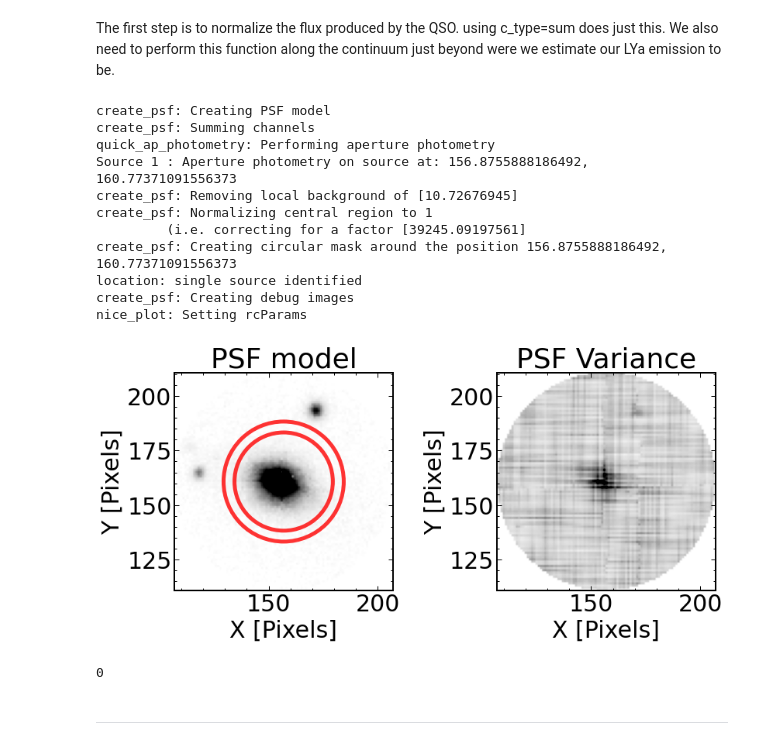
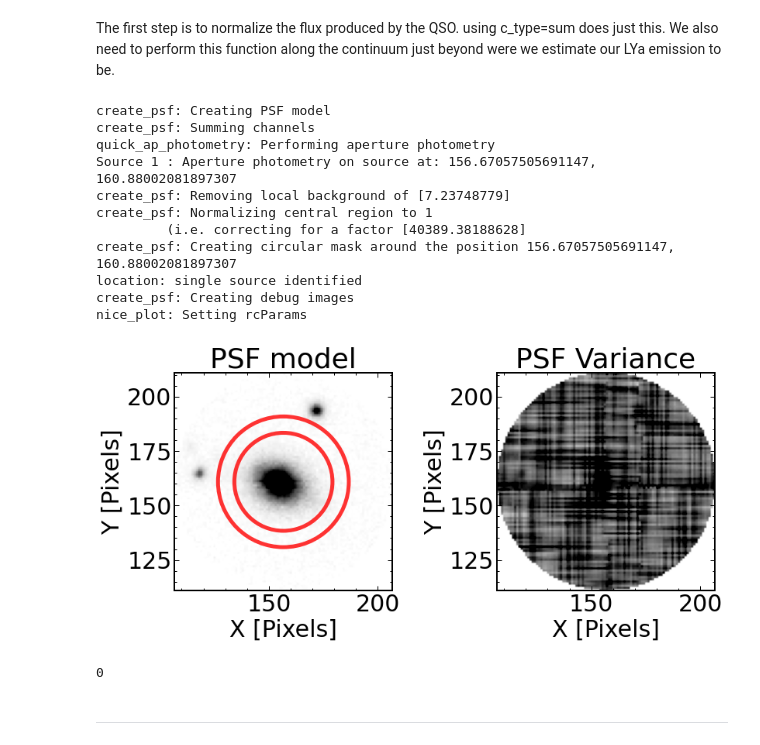
Before and after one commit to EmAstro/pycube, a Jupyter notebook: pycube/notebooks/MUSE_notebook.ipynb, the cells around one changed output. Saved outputs shown, nothing was run; the diff lists cells and outputs as text; code cells hidden in the pictures.

```diff
--- a/pycube/notebooks/MUSE_notebook.ipynb
+++ b/pycube/notebooks/MUSE_notebook.ipynb
@@ -51,6 +51,6 @@ This program is written with the assumption those using it know the RA and DEC o
 # %%
-# for ADPrandom
-x_pos, y_pos = manip.object_coord(test_cube, 226.03207, -2.804395)
+# for anonymous MUSE data
+x_pos, y_pos = manip.object_coord(test_cube, 226.03207, -2.804395, 5)
 # %% [markdown]
 # Data Manipulation
 # %% [markdown]
@@ -158,15 +158,15 @@ First we want to remove any residual sources in the background.
 # %% [markdown]
 subtract_bg is a function which utilizes SEP to smooth the background after isolating the sources. SEP is a re-creation of SourceXtractor for Python. These functions and beyond have parameters that must be tuned for each data set. We read in our object for some functions, where as others require output from earlier functions.
 # %%
-dataBg, statBg,_,_,_,_,_,_  = psf.subtract_bg(test_cube,
-                                              sig_source_detect=0.05,
-                                              min_source_area=2.,
-                                              source_mask_size=5.,
-                                              edges=60,
-                                              output=DATA_DIR,
-                                              debug=True,
-                                              show_debug=True,
-                                              sigma_clipping=True)
+dataBg, statBg, averageBg, medianBg, stdBg, varBg, pixelsBg, maskBg2D  = psf.subtract_bg(test_cube,
+                                                                                         sig_source_detect=0.05,
+                                                                                         min_source_area=2.,
+                                                                                         source_mask_size=5.,
+                                                                                         edges=60,
+                                                                                         output=DATA_DIR,
+                                                                                         debug=True,
+                                                                                         show_debug=True,
+                                                                                         sigma_clipping=True)
 gc.collect()
 gc.collect()
 # %% [output]
@@ -329,24 +299,24 @@ The following code impliments a point-spread function to remove the highly lumin
 The first step is to normalize the flux produced by the QSO. using c_type=sum does just this. We also need to perform this function along the continuum just beyond were we estimate our LYa emission to be.
 # %%
 psf_data, psf_stat = psf.create_psf(dataBg,statcube=statBg,x_pos=x_pos,y_pos=y_pos,
-                                    inner_rad=45,outer_rad=55,
-                                    min_lambda=1500,max_lambda=1550,
+                                    inner_rad=45,outer_rad=60,
+                                    min_lambda=2650,max_lambda=2700,
                                     debug = True,show_debug=True, c_type = 'sum')
 gc.collect()
 gc.collect()
 # %% [output]
 create_psf: Creating PSF model
 create_psf: Summing channels
 quick_ap_photometry: Performing aperture photometry
-Source 1 : Aperture photometry on source at: 156.8755888186492, 160.77371091556373
-create_psf: Removing local background of [10.72676945]
+Source 1 : Aperture photometry on source at: 156.67057505691147, 160.88002081897307
+create_psf: Removing local background of [7.23748779]
 create_psf: Normalizing central region to 1
-         (i.e. correcting for a factor [39245.09197561]
-create_psf: Creating circular mask around the position 156.8755888186492, 160.77371091556373
+         (i.e. correcting for a factor [40389.38188628]
+create_psf: Creating circular mask around the position 156.67057505691147, 160.88002081897307
 location: single source identified
 create_psf: Creating debug images
 nice_plot: Setting rcParams
-[figure, old version]
+[figure, new version]
 0
 # %% [markdown]
 -------------
```
Also changed, not shown: parts of 12 cells of this notebook, 6 other files.
